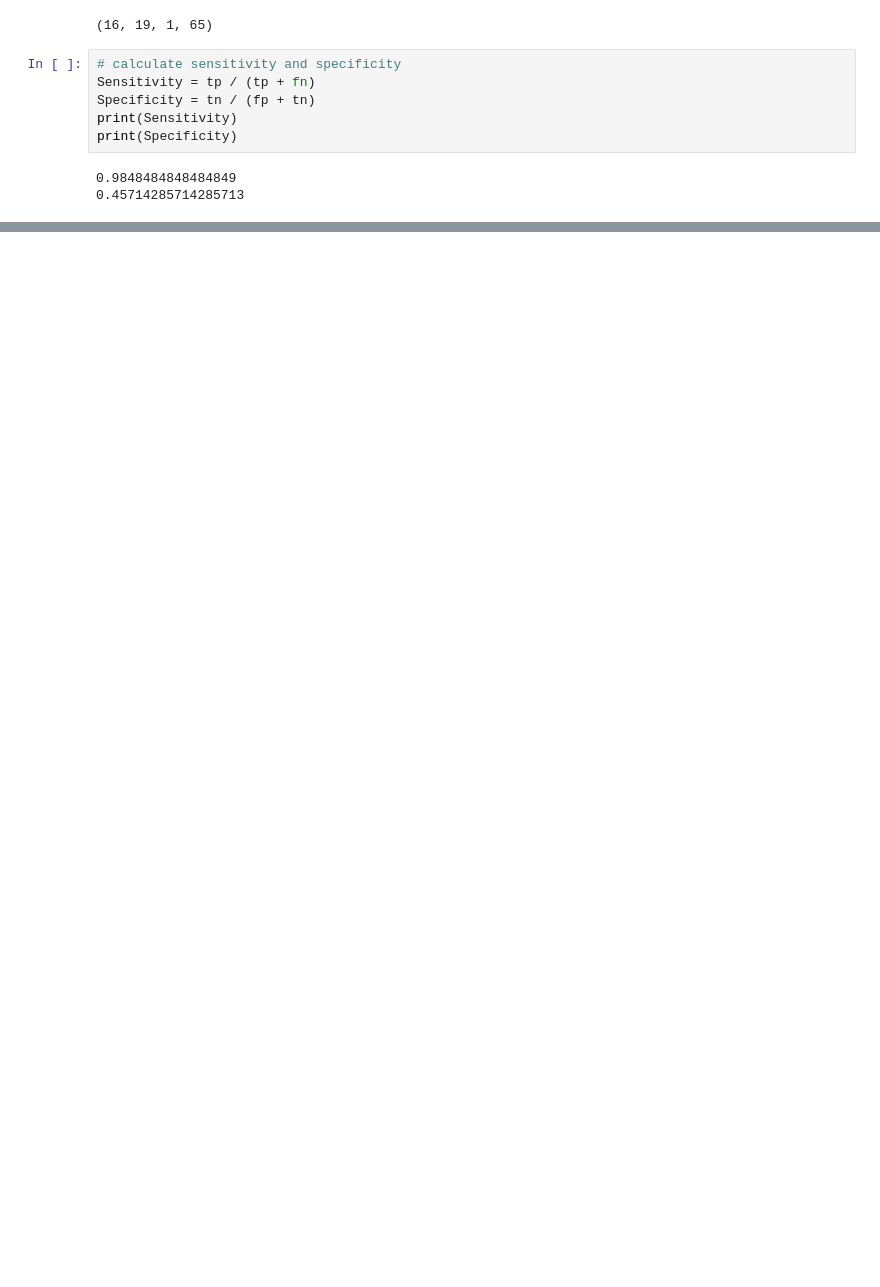
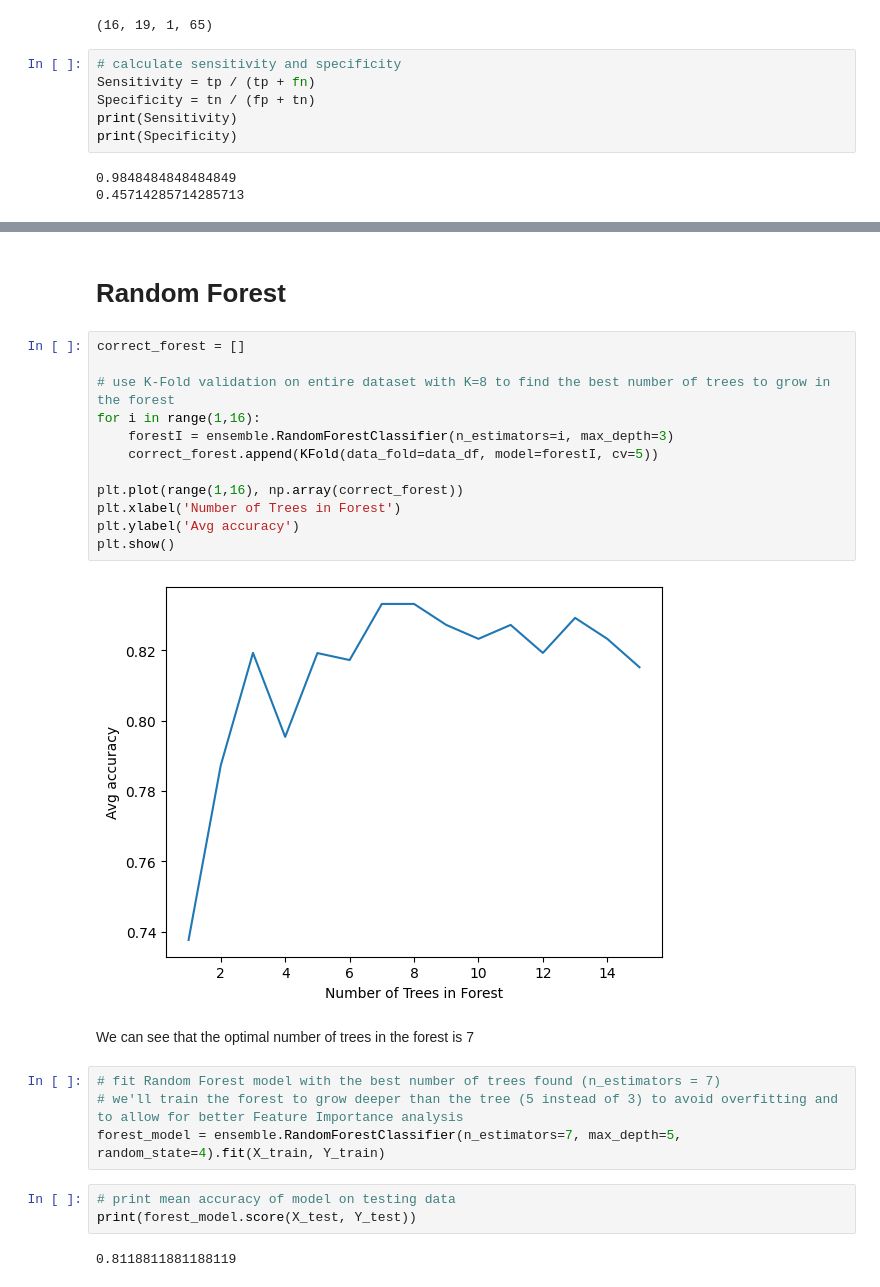
Before and after one commit to yaahle/Final-Project-Lab, a Jupyter notebook: Project/Models.ipynb, the cells around one changed output, grey strips where cells are left out. Cells and saved outputs as stored; diff of their text form; blank space fills up the shorter version.

```diff
--- a/Project/Models.ipynb
+++ b/Project/Models.ipynb
@@ -113,0 +183,27 @@ print(Specificity)
+# %% [markdown]
+# Random Forest
+# %%
+correct_forest = []
+
+# use K-Fold validation on entire dataset with K=8 to find the best number of trees to grow in the forest
+for i in range(1,16):
+    forestI = ensemble.RandomForestClassifier(n_estimators=i, max_depth=3)
+    correct_forest.append(KFold(data_fold=data_df, model=forestI, cv=5))
+
+plt.plot(range(1,16), np.array(correct_forest))
+plt.xlabel('Number of Trees in Forest')
+plt.ylabel('Avg accuracy')
+plt.show()
+# %% [output]
+[figure, added]
+# %% [markdown]
+We can see that the optimal number of trees in the forest is 7
+# %%
+# fit Random Forest model with the best number of trees found (n_estimators = 7)
+# we'll train the forest to grow deeper than the tree (5 instead of 3) to avoid overfitting and to allow for better Feature Importance analysis
+forest_model = ensemble.RandomForestClassifier(n_estimators=7, max_depth=5, random_state=4).fit(X_train, Y_train)
+# %%
+# print mean accuracy of model on testing data
+print(forest_model.score(X_test, Y_test))
+# %% [output]
+0.8118811881188119
```
Also changed, not shown: parts of 18 cells of this notebook.
